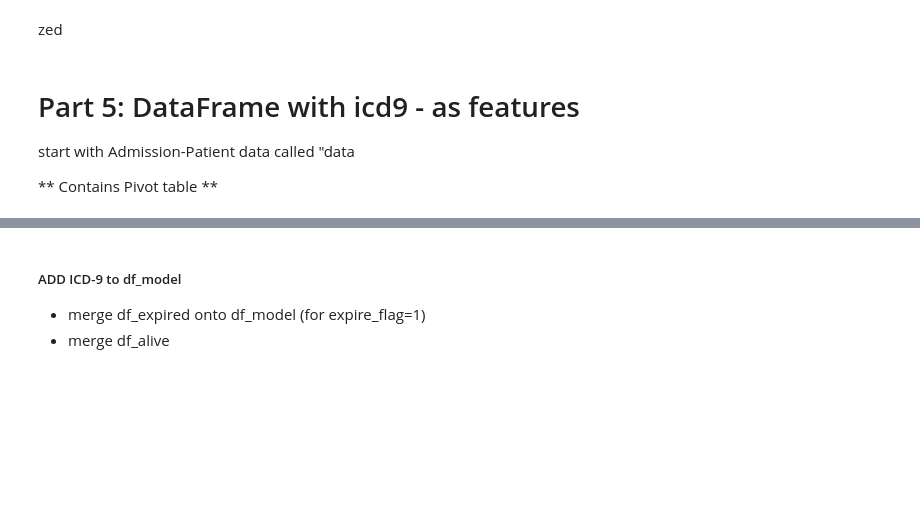
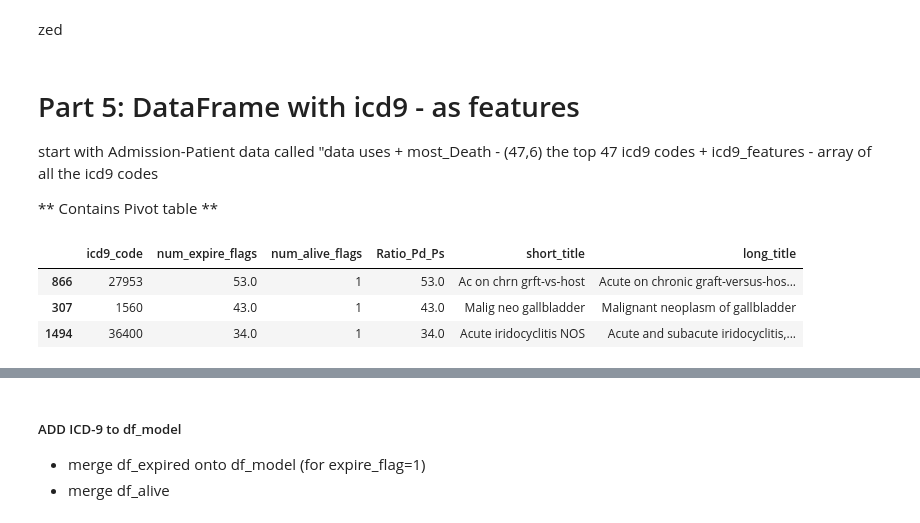
Before and after one commit to billiescodes/mortality_in_ICU, a Jupyter notebook: 01_ExploratoryAnalysis.ipynb, the cells around one changed output, grey strips where cells are left out. Saved outputs shown, nothing was run; the diff lists cells and outputs as text; code cells hidden in the pictures; blank space fills up the shorter version.

```diff
--- a/01_ExploratoryAnalysis.ipynb
+++ b/01_ExploratoryAnalysis.ipynb
@@ -1067,13 +1067,22 @@ merged_nbayes[merged_nbayes.num_alive_flags.isnull()].count()
 # %% [markdown]
 #  Part 5: DataFrame with icd9 - as features
 start with Admission-Patient data called "data
+uses
+    + most_Death - (47,6) the top 47  icd9 codes
+    + icd9_features - array of all the icd9 codes
 
 ** Contains Pivot table **
 # %%
 # drop NAN values
 most_Death = most_Death.dropna()
 # %%
-#list(most_Death.icd9_code)
+#list(most_Death.icd9_codae)
+most_Death[:3]
+# %% [output]
+|  | icd9_code | num_expire_flags | num_alive_flags | Ratio_Pd_Ps | short_title | long_title |
+| 866 | 27953 | 53.0 | 1 | 53.0 | Ac on chrn grft-vs-host | Acute on chronic graft-versus-hos... |
+| 307 | 1560 | 43.0 | 1 | 43.0 | Malig neo gallbladder | Malignant neoplasm of gallbladder |
+| 1494 | 36400 | 34.0 | 1 | 34.0 | Acute iridocyclitis NOS | Acute and subacute iridocyclitis,... |
 # %%
 icd9_features = most_Death.icd9_code.values
 # %%
```
Also changed, not shown: parts of 46 cells of this notebook.
